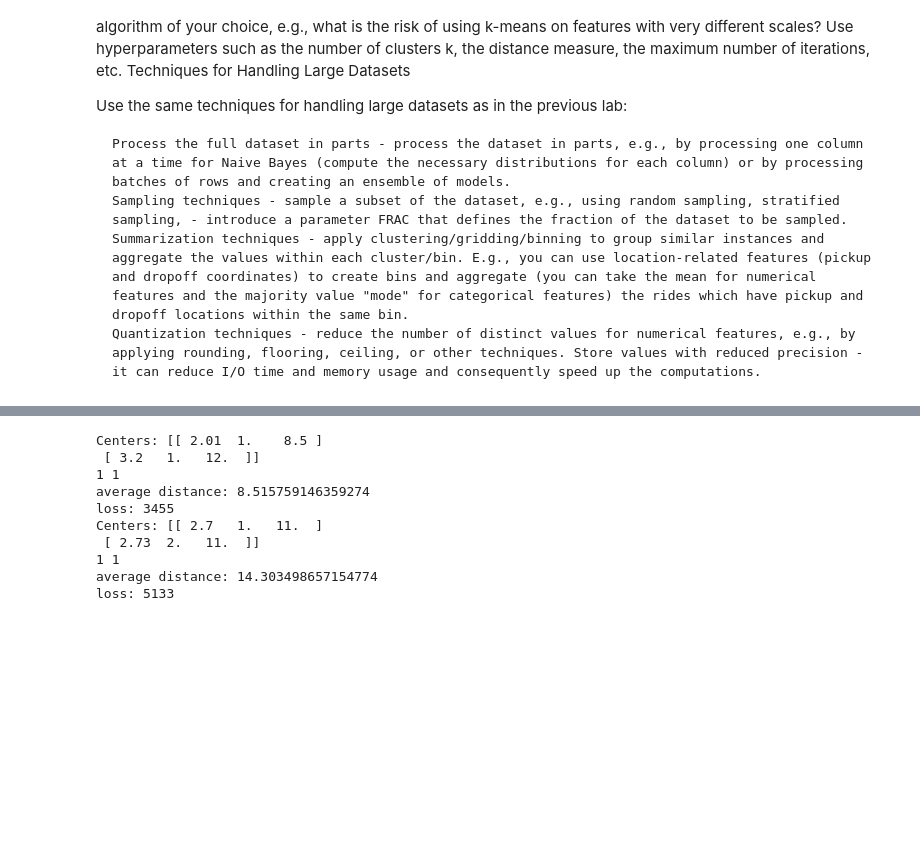
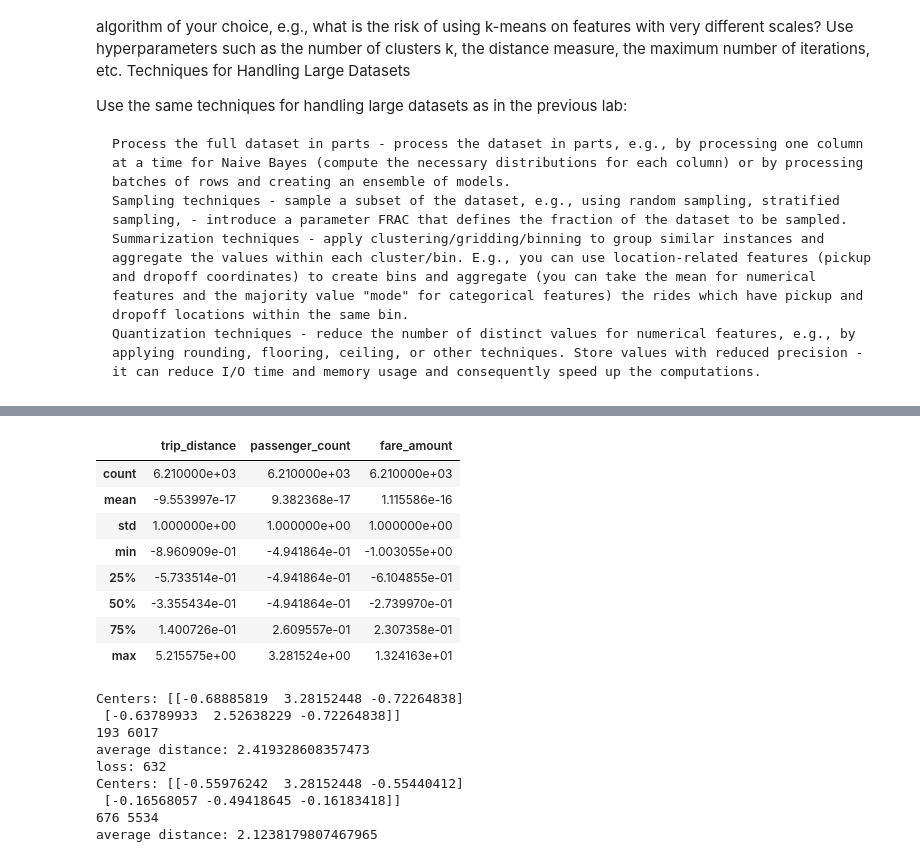
Before and after one commit to quantumFeline/dzd-hw, a Jupyter notebook: Big_Data_Exploration_01_02.ipynb, the cells around one changed output, grey strips where cells are left out. Saved outputs shown, nothing was run; the diff lists cells and outputs as text; code cells hidden in the pictures; blank space fills up the shorter version.

```diff
--- a/Big_Data_Exploration_01_02.ipynb
+++ b/Big_Data_Exploration_01_02.ipynb
@@ -365,3 +388,15 @@ cashless_for_k_means_x.head()
+# %%
+cashless_data_normalized.describe()
+# %% [output]
+|  | trip_distance | passenger_count | fare_amount |
+| count | 6.210000e+03 | 6.210000e+03 | 6.210000e+03 |
+| mean | -9.553997e-17 | 9.382368e-17 | 1.115586e-16 |
+| std | 1.000000e+00 | 1.000000e+00 | 1.000000e+00 |
+| min | -8.960909e-01 | -4.941864e-01 | -1.003055e+00 |
+| 25% | -5.733514e-01 | -4.941864e-01 | -6.104855e-01 |
+| 50% | -3.355434e-01 | -4.941864e-01 | -2.739970e-01 |
+| 75% | 1.400726e-01 | 2.609557e-01 | 2.307358e-01 |
+| max | 5.215575e+00 | 3.281524e+00 | 1.324163e+01 |
 # %%
 def k_means(x, n_clusters=2, max_iter=100):
     centers = x.sample(n_clusters).values
@@ -384,23 +419,21 @@ def k_means(x, n_clusters=2, max_iter=100):
 
     return labels, centers
 
-init_labels, init_centers = k_means(cashless_for_k_means_x, n_clusters=2, max_iter=1)
-print(len(np.where(init_labels == 0)), len(np.where(init_labels == 1)))
-print("average distance:", np.mean(np.sqrt(((cashless_for_k_means_x.values - init_centers[:, np.newaxis])**2).sum(axis=2))))
+init_labels, init_centers = k_means(cashless_data_normalized, n_clusters=2, max_iter=1)
+print(np.sum(init_labels == 0), np.sum(init_labels == 1))
+print("average distance:", np.mean(np.sqrt(((cashless_data_normalized.values - init_centers[:, np.newaxis])**2).sum(axis=2))))
 print("loss:", np.sum(cashless_for_k_means_y == init_labels))
 
-labels, centers = k_means(cashless_for_k_means_x)
-print(len(np.where(labels == 0)), len(np.where(labels == 1)))
-print("average distance:", np.mean(np.sqrt(((cashless_for_k_means_x.values - centers[:, np.newaxis])**2).sum(axis=2))))
-print("loss:", np.sum(cashless_for_k_means_y == labels))
+labels, centers = k_means(cashless_data_normalized)
+print(np.sum(labels == 0), np.sum(labels == 1))
+print("average distance:", np.mean(np.sqrt(((cashless_data_normalized.values - centers[:, np.newaxis])**2).sum(axis=2))))
 # %% [output]
-Centers: [[ 2.01  1.    8.5 ]
- [ 3.2   1.   12.  ]]
-1 1
-average distance: 8.515759146359274
-loss: 3455
-Centers: [[ 2.7   1.   11.  ]
- [ 2.73  2.   11.  ]]
-1 1
-average distance: 14.303498657154774
-loss: 5133
+Centers: [[-0.68885819  3.28152448 -0.72264838]
+ [-0.63789933  2.52638229 -0.72264838]]
+193 6017
+average distance: 2.419328608357473
+loss: 632
+Centers: [[-0.55976242  3.28152448 -0.55440412]
+ [-0.16568057 -0.49418645 -0.16183418]]
+676 5534
+average distance: 2.1238179807467965
```
Also changed, not shown: parts of 10 cells of this notebook, 1 other file.
